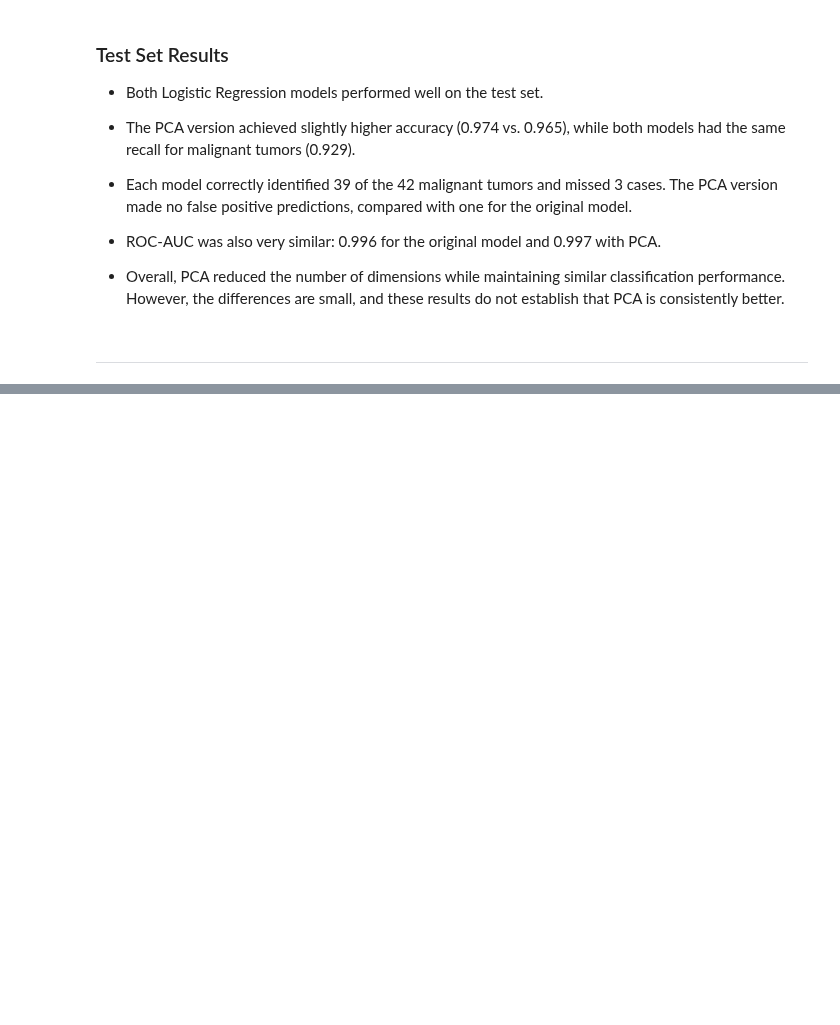
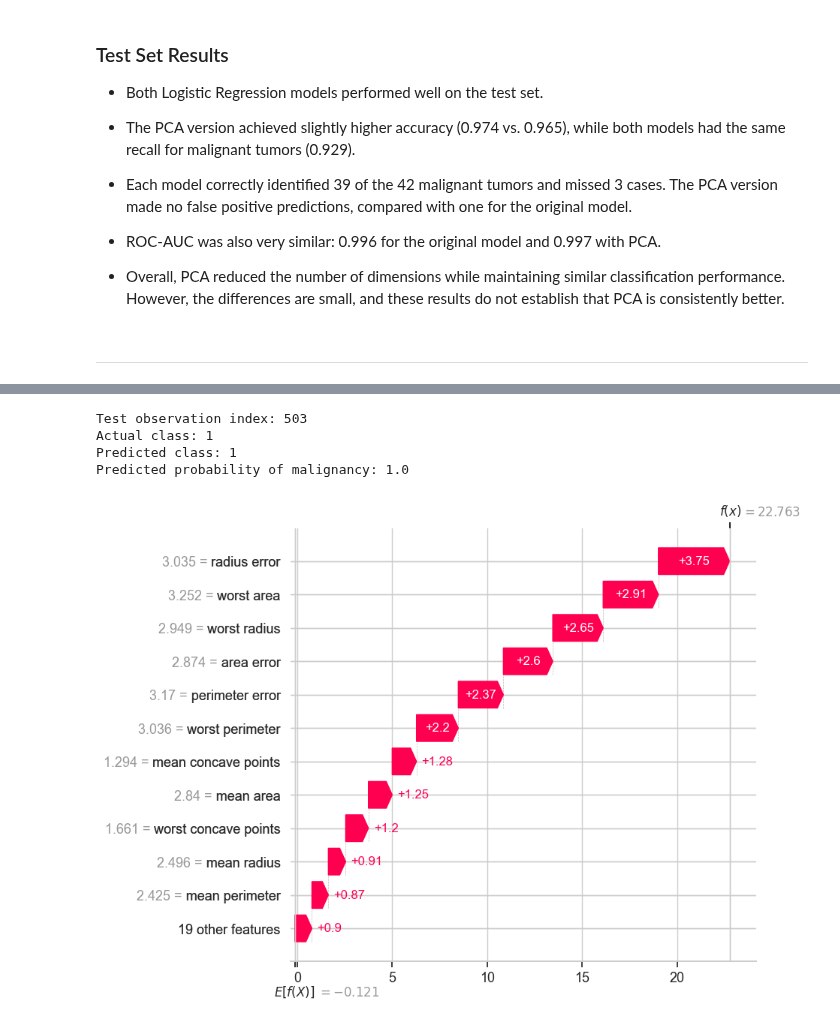
Before and after one commit to sati2799/breast-cancer-classification-ml, a Jupyter notebook: notebooks/breast_cancer_classification.ipynb, the cells around one changed output, grey strips where cells are left out. Drawn from its saved outputs; the diff is of its cells as text; code cells hidden in the pictures; blank space fills up the shorter version.

```diff
--- a/notebooks/breast_cancer_classification.ipynb
+++ b/notebooks/breast_cancer_classification.ipynb
@@ -1124,0 +1166,40 @@ https://seaborn.pydata.org
+# %%
+# Get predicted probabilities using the full pipeline
+test_probabilities = shap_lr_pipeline.predict_proba(
+    X_test
+)[:, 1]
+
+# Select the test observation with the highest
+# predicted probability of malignancy
+sample_idx = np.argmax(test_probabilities)
+
+# Get the actual and predicted classes
+actual_class = y_test.iloc[sample_idx]
+
+predicted_class = shap_lr_pipeline.predict(
+    X_test.iloc[[sample_idx]]
+)[0]
+
+# Display prediction details
+print(
+    "Test observation index:",
+    X_test.index[sample_idx]
+)
+print("Actual class:", actual_class)
+print("Predicted class:", predicted_class)
+print(
+    "Predicted probability of malignancy:",
+    round(test_probabilities[sample_idx], 3)
+)
+
+# Explain the individual prediction
+shap.plots.waterfall(
+    shap_values[sample_idx],
+    max_display=12
+)
+# %% [output]
+Test observation index: 503
+Actual class: 1
+Predicted class: 1
+Predicted probability of malignancy: 1.0
+[figure, added]
```
Also changed, not shown: parts of 26 cells of this notebook.
